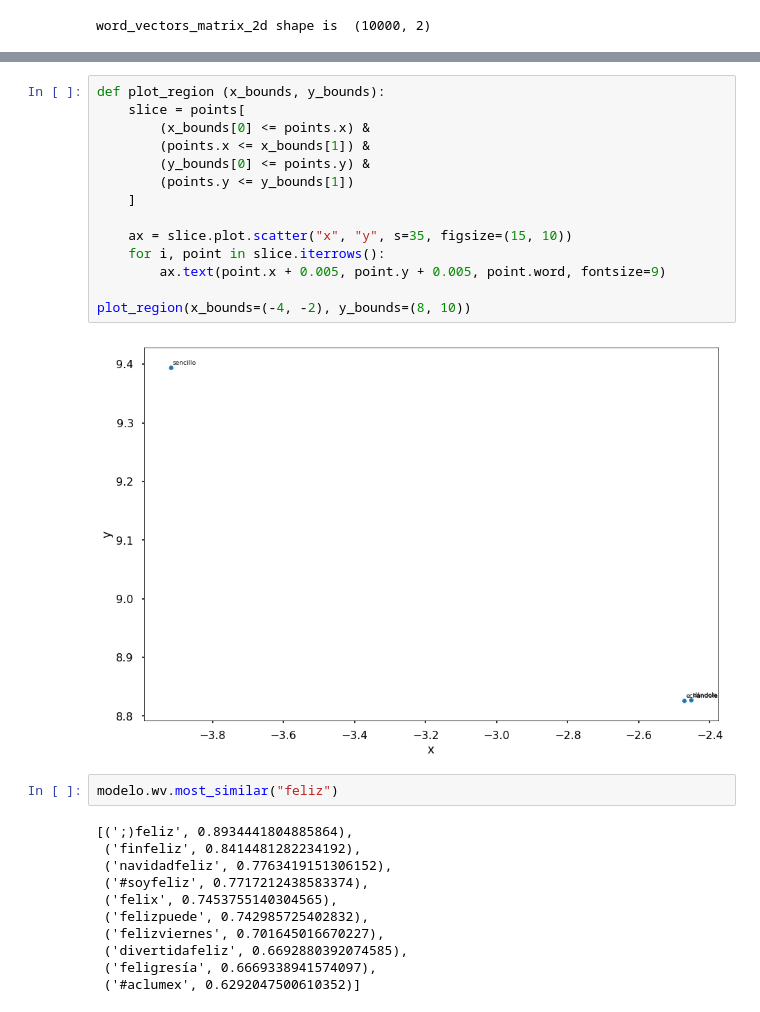
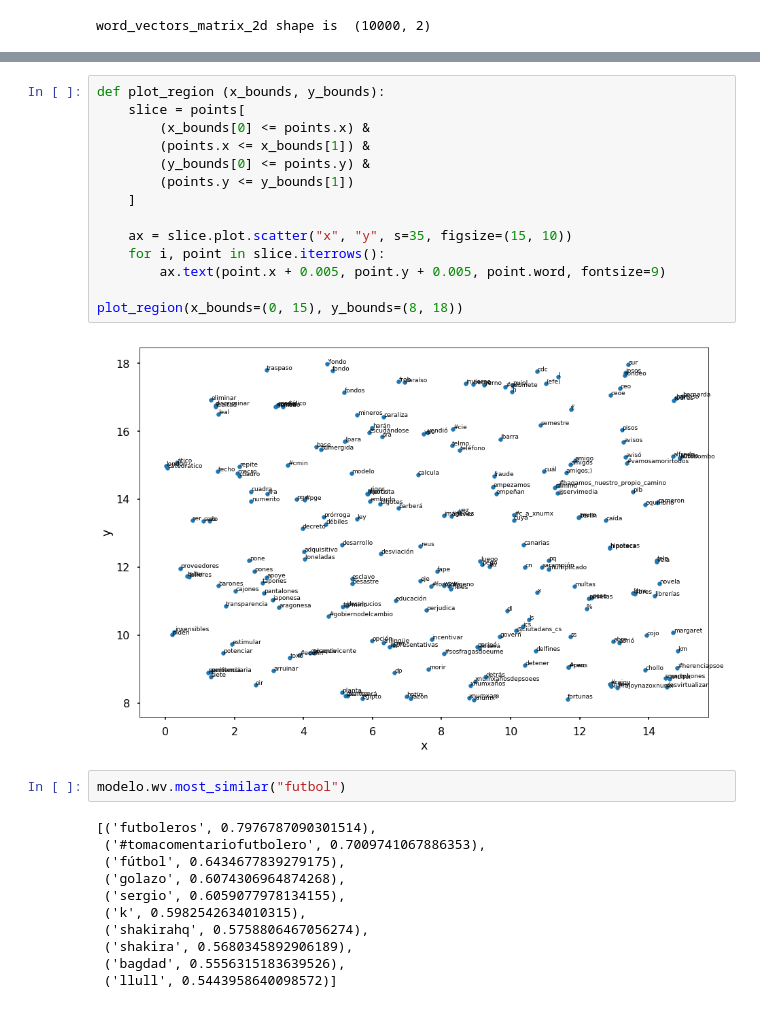
Before and after one commit to spartanjoax/SentimientosProfundos, a Jupyter notebook: Vectorizacion Gensim.ipynb, the cells around one changed output, grey strips where cells are left out. Cells and saved outputs as stored; diff of their text form.

```diff
--- a/Vectorizacion Gensim.ipynb
+++ b/Vectorizacion Gensim.ipynb
@@ -104,29 +104,29 @@ points.plot.scatter("x", "y", s=10, figsize=(20, 12))
 # %%
 def plot_region (x_bounds, y_bounds):
     slice = points[
         (x_bounds[0] <= points.x) &
         (points.x <= x_bounds[1]) &
         (y_bounds[0] <= points.y) &
         (points.y <= y_bounds[1])
     ]
 
     ax = slice.plot.scatter("x", "y", s=35, figsize=(15, 10))
     for i, point in slice.iterrows():
         ax.text(point.x + 0.005, point.y + 0.005, point.word, fontsize=9)
 
-plot_region(x_bounds=(-4, -2), y_bounds=(8, 10))
+plot_region(x_bounds=(0, 15), y_bounds=(8, 18))
 # %% [output]
-[figure, old version]
+[figure, new version]
 # %%
-modelo.wv.most_similar("feliz")
+modelo.wv.most_similar("futbol")
 # %% [output]
-[(';)feliz', 0.8934441804885864),
- ('finfeliz', 0.8414481282234192),
- ('navidadfeliz', 0.7763419151306152),
- ('#soyfeliz', 0.7717212438583374),
- ('felix', 0.7453755140304565),
- ('felizpuede', 0.742985725402832),
- ('felizviernes', 0.701645016670227),
- ('divertidafeliz', 0.6692880392074585),
- ('feligresía', 0.6669338941574097),
- ('#aclumex', 0.6292047500610352)]
+[('futboleros', 0.7976787090301514),
+ ('#tomacomentariofutbolero', 0.7009741067886353),
+ ('fútbol', 0.6434677839279175),
+ ('golazo', 0.6074306964874268),
+ ('sergio', 0.6059077978134155),
+ ('k', 0.5982542634010315),
+ ('shakirahq', 0.5758806467056274),
+ ('shakira', 0.5680345892906189),
+ ('bagdad', 0.5556315183639526),
+ ('llull', 0.5443958640098572)]
```
Also changed, not shown: parts of 2 cells of this notebook, 2 other files.
